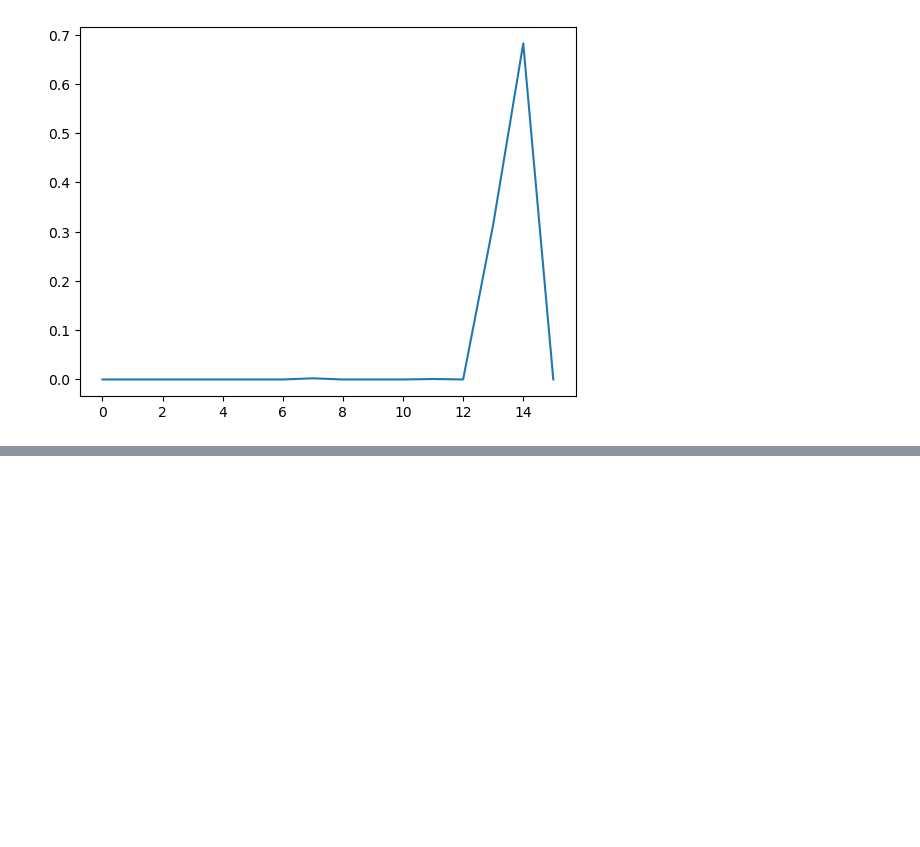
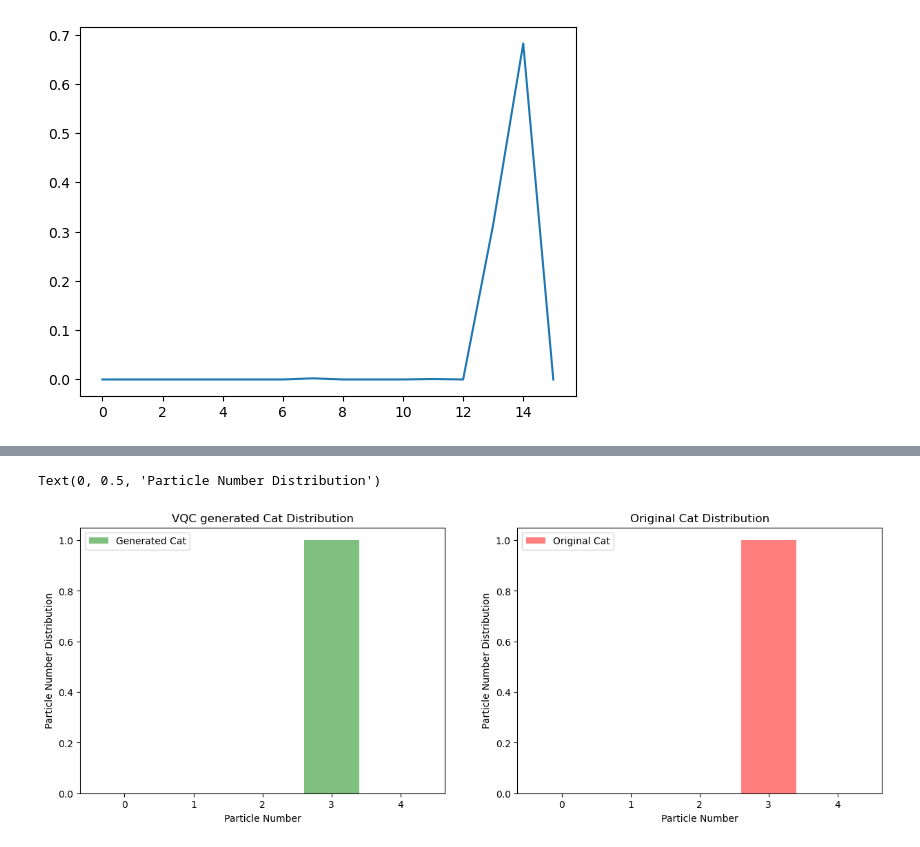
Before and after one commit to Ak-ash22/qcbm_hiwi, a Jupyter notebook: qcbm_project/cat_anticat/vqc_decoder_cat_anticat.ipynb, the cells around one changed output, grey strips where cells are left out. Drawn from its saved outputs; the diff is of its cells as text; code cells hidden in the pictures; blank space fills up the shorter version.

```diff
--- a/qcbm_project/cat_anticat/vqc_decoder_cat_anticat.ipynb
+++ b/qcbm_project/cat_anticat/vqc_decoder_cat_anticat.ipynb
@@ -328,3 +324,20 @@ plt.plot(hybrid_output)
+# %%
+x = jnp.arange(0,n_qubits+1,dtype=jnp.float64)
+fig, axs = plt.subplots(1,2,figsize=(15,5))
+axs[0].bar(x,pnumber_distribution(hybrid_output,n_qubits),color='green',alpha=0.5,label='Generated Cat')
+axs[0].legend()
+axs[0].set_title('VQC generated Cat Distribution')
+axs[0].set_xlabel('Particle Number')
+axs[0].set_ylabel('Particle Number Distribution')
+
+axs[1].bar(x,pnumber_distribution(cat_data,n_qubits),color='red',alpha=0.5,label='Original Cat')
+axs[1].legend()
+axs[1].set_title('Original Cat Distribution')
+axs[1].set_xlabel('Particle Number')
+axs[1].set_ylabel('Particle Number Distribution')
+# %% [output]
+Text(0, 0.5, 'Particle Number Distribution')
+[figure, added]
 # %%
 # #Save Checkpoint
 # checkpoint = {"final_epoch":i,
```
Also changed, not shown: parts of 4 cells of this notebook.
